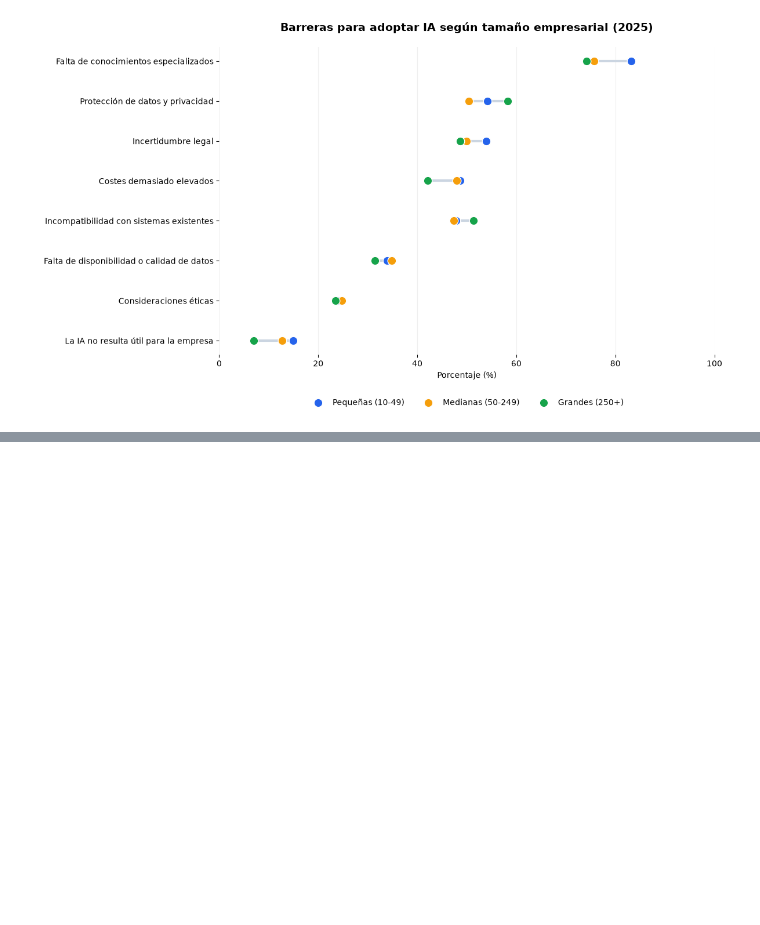
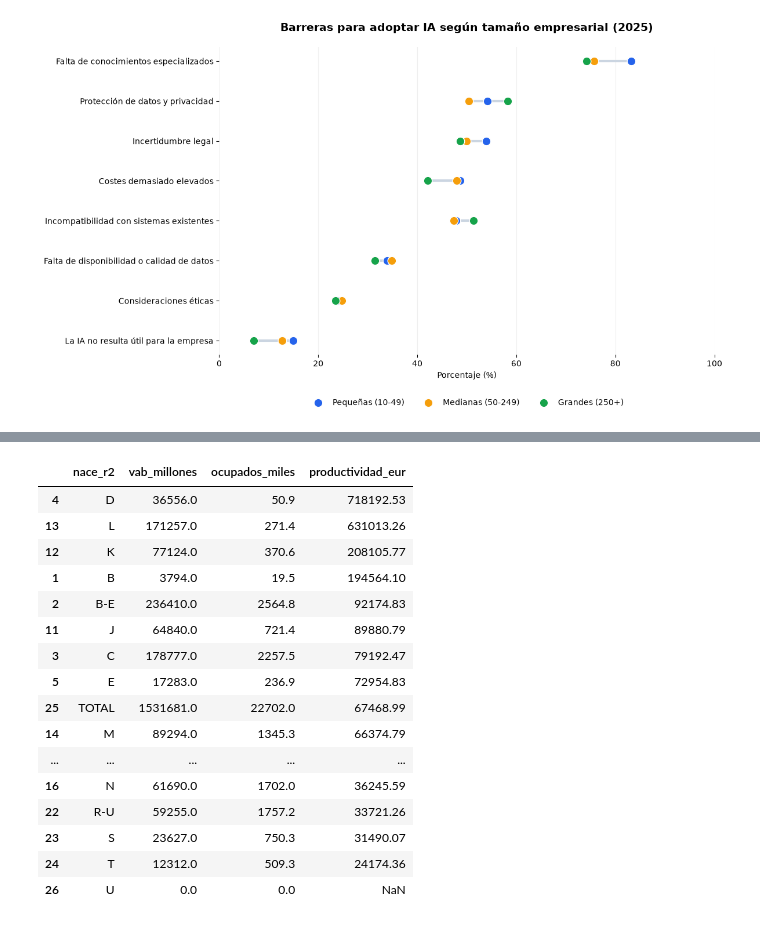
Before and after one commit to sarave-coder/EDA_IA_PRODUCTIVIDAD_ESPANA, a Jupyter notebook: src/borrador_main.ipynb, the cells around one changed output, grey strips where cells are left out. Saved outputs shown, nothing was run; the diff lists cells and outputs as text; code cells hidden in the pictures; blank space fills up the shorter version.

```diff
--- a/src/main.ipynb
+++ b/src/borrador_main.ipynb
@@ -2339,0 +2394,66 @@ Length: 1, dtype: str
+# %%
+# H5.4 - Productividad laboral por sector en España (2025)
+
+# 1. Seleccionar el VAB
+vab = df_vab[
+    (df_vab["geo"] == "ES") &
+    (df_vab["TIME_PERIOD"] == 2025) &
+    (df_vab["na_item"] == "B1G") &
+    (df_vab["unit"] == "CP_MEUR")
+][["nace_r2", "OBS_VALUE"]].copy()
+
+vab = vab.rename(columns={"OBS_VALUE": "vab_millones"})
+
+# 2. Seleccionar el total de personas ocupadas
+ocupados = df_ocupados[
+    (df_ocupados["geo"] == "ES") &
+    (df_ocupados["TIME_PERIOD"] == 2025) &
+    (df_ocupados["na_item"] == "EMP_DC") &
+    (df_ocupados["unit"] == "THS_PER")
+][["nace_r2", "OBS_VALUE"]].copy()
+
+ocupados = ocupados.rename(
+    columns={"OBS_VALUE": "ocupados_miles"}
+)
+
+# 3. Unir ambos datasets por sector
+df_productividad = pd.merge(
+    vab,
+    ocupados,
+    on="nace_r2",
+    how="inner",
+    validate="one_to_one"
+)
+
+# 4. Calcular euros de VAB por persona ocupada
+# Millones de euros / miles de personas × 1000
+df_productividad["productividad_eur"] = (
+    df_productividad["vab_millones"] /
+    df_productividad["ocupados_miles"] * 1000
+)
+
+# 5. Ordenar y visualizar
+df_productividad = df_productividad.sort_values(
+    "productividad_eur",
+    ascending=False
+)
+
+display(df_productividad.round(2))
+# %% [output]
+|  | nace_r2 | vab_millones | ocupados_miles | productividad_eur |
+| 4 | D | 36556.0 | 50.9 | 718192.53 |
+| 13 | L | 171257.0 | 271.4 | 631013.26 |
+| 12 | K | 77124.0 | 370.6 | 208105.77 |
+| 1 | B | 3794.0 | 19.5 | 194564.10 |
+| 2 | B-E | 236410.0 | 2564.8 | 92174.83 |
+| 11 | J | 64840.0 | 721.4 | 89880.79 |
+| 3 | C | 178777.0 | 2257.5 | 79192.47 |
+| 5 | E | 17283.0 | 236.9 | 72954.83 |
+| 25 | TOTAL | 1531681.0 | 22702.0 | 67468.99 |
+| 14 | M | 89294.0 | 1345.3 | 66374.79 |
+| ... | ... | ... | ... | ... |
+| 16 | N | 61690.0 | 1702.0 | 36245.59 |
+| 22 | R-U | 59255.0 | 1757.2 | 33721.26 |
+| 23 | S | 23627.0 | 750.3 | 31490.07 |
+| 24 | T | 12312.0 | 509.3 | 24174.36 |
+| 26 | U | 0.0 | 0.0 | NaN |
```
Also changed, not shown: parts of 8 cells of this notebook, 2 other files.
